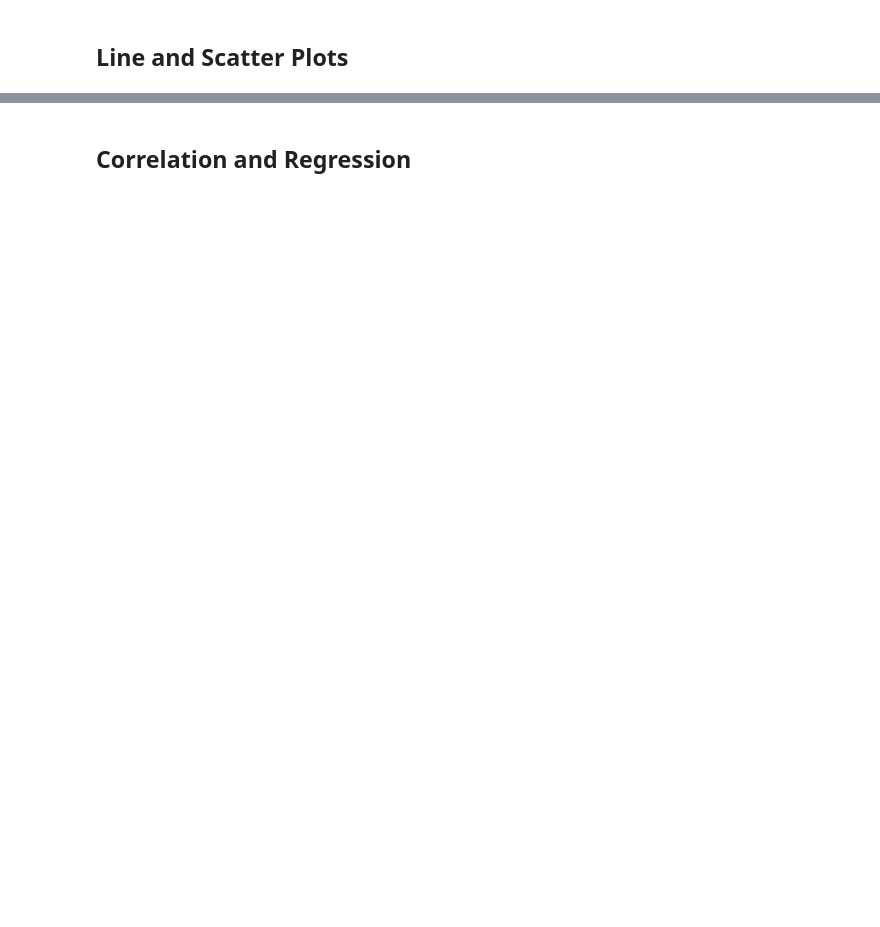
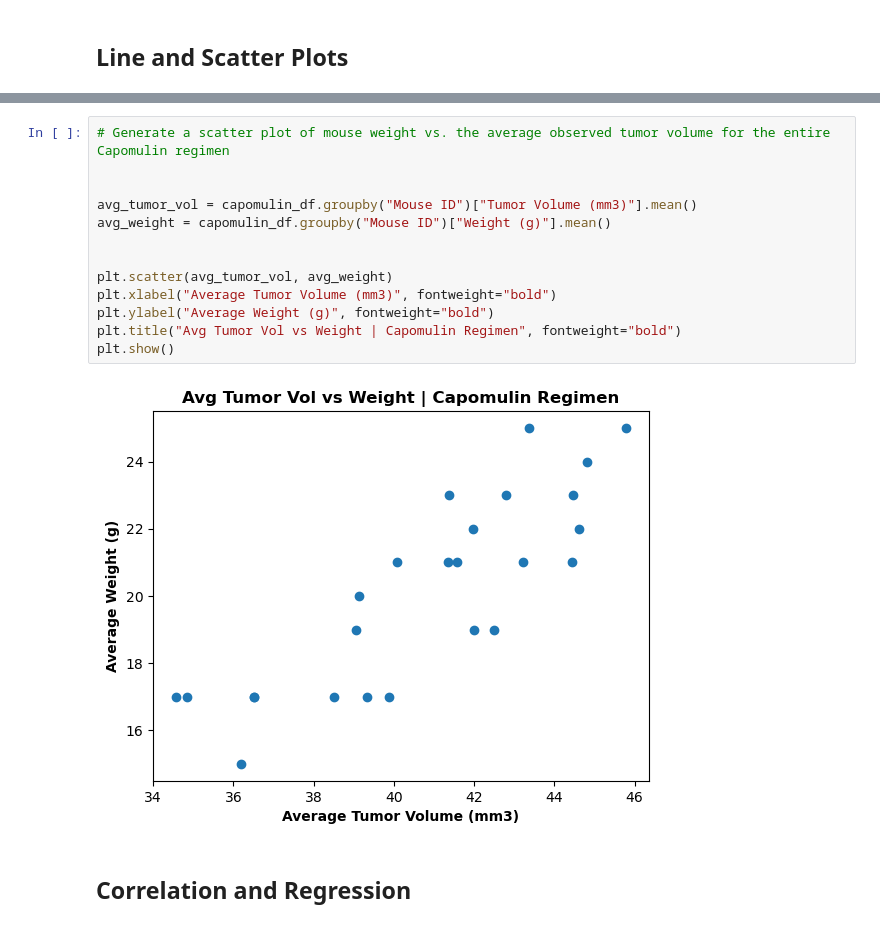
Before and after one commit to TJDavis91/Module-5-Challenge, a Jupyter notebook: pymaceuticals_challenge (1).ipynb, the cells around one changed output, grey strips where cells are left out. Cells and saved outputs as stored; diff of their text form; blank space fills up the shorter version.

```diff
--- a/pymaceuticals_challenge (1).ipynb
+++ b/pymaceuticals_challenge (1).ipynb
@@ -359,3 +379,18 @@ The upper outliers of Ceftamin are: Series([], Name: Tumor Volume (mm3), dtype:
+# %%
+# Generate a scatter plot of mouse weight vs. the average observed tumor volume for the entire Capomulin regimen
+
+
+avg_tumor_vol = capomulin_df.groupby("Mouse ID")["Tumor Volume (mm3)"].mean()
+avg_weight = capomulin_df.groupby("Mouse ID")["Weight (g)"].mean()
+
+
+plt.scatter(avg_tumor_vol, avg_weight)
+plt.xlabel("Average Tumor Volume (mm3)", fontweight="bold")
+plt.ylabel("Average Weight (g)", fontweight="bold")
+plt.title("Avg Tumor Vol vs Weight | Capomulin Regimen", fontweight="bold")
+plt.show()
+# %% [output]
+[figure, added]
 # %% [markdown]
 ## Correlation and Regression
 # %%
```
Also changed, not shown: parts of 7 cells of this notebook.
